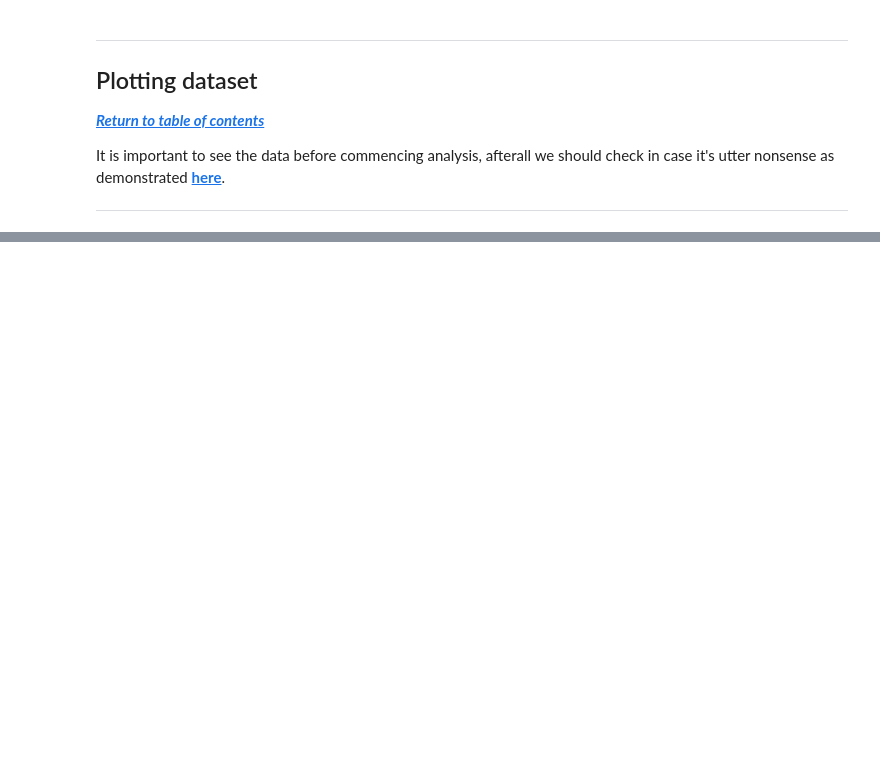
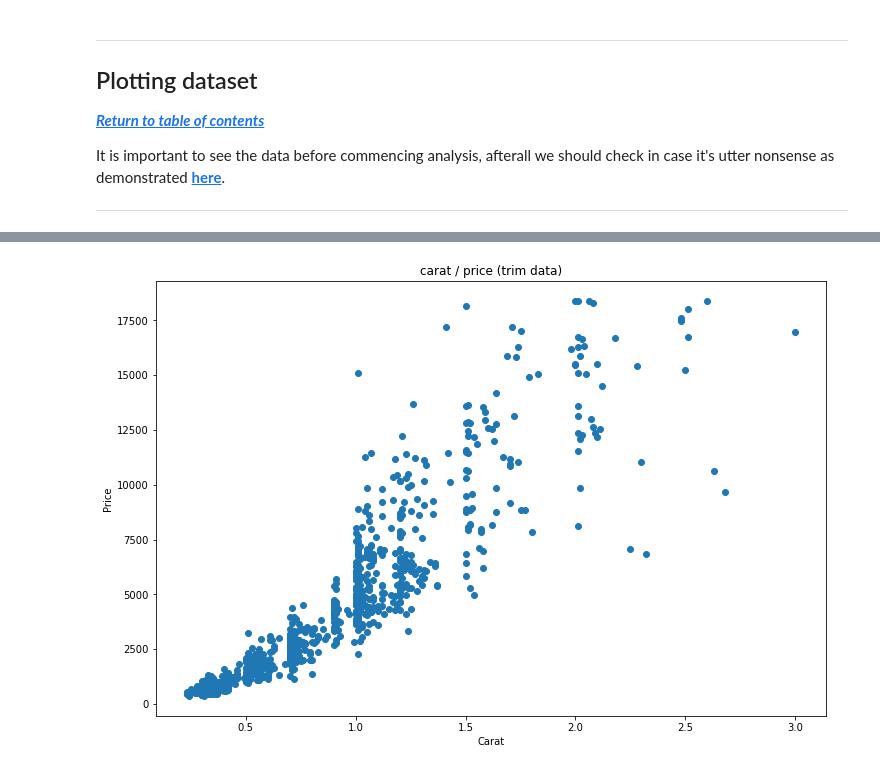
Before and after one commit to Mar-Ber/DA_DiamondModel, a Jupyter notebook: analysis.ipynb, the cells around one changed output, grey strips where cells are left out. Cells and saved outputs as stored; diff of their text form; code cells hidden in the pictures; blank space fills up the shorter version.

```diff
--- a/analysis.ipynb
+++ b/analysis.ipynb
@@ -868,0 +178,12 @@ Comparing the models, can agree with the results that the polynomial regression
+# %%
+df_trim = df.sample(n = 1000)
+df_trim.reset_index(drop=True, inplace=True)
+
+plt.figure(figsize=[12, 8])
+plt.scatter(df_trim.carat, df_trim.price)
+plt.title('carat / price (trim data)')
+plt.xlabel("Carat")
+plt.ylabel("Price")
+plt.show()
+# %% [output]
+[figure, added]
```
Also changed, not shown: parts of 49 cells of this notebook, 26 other files.
